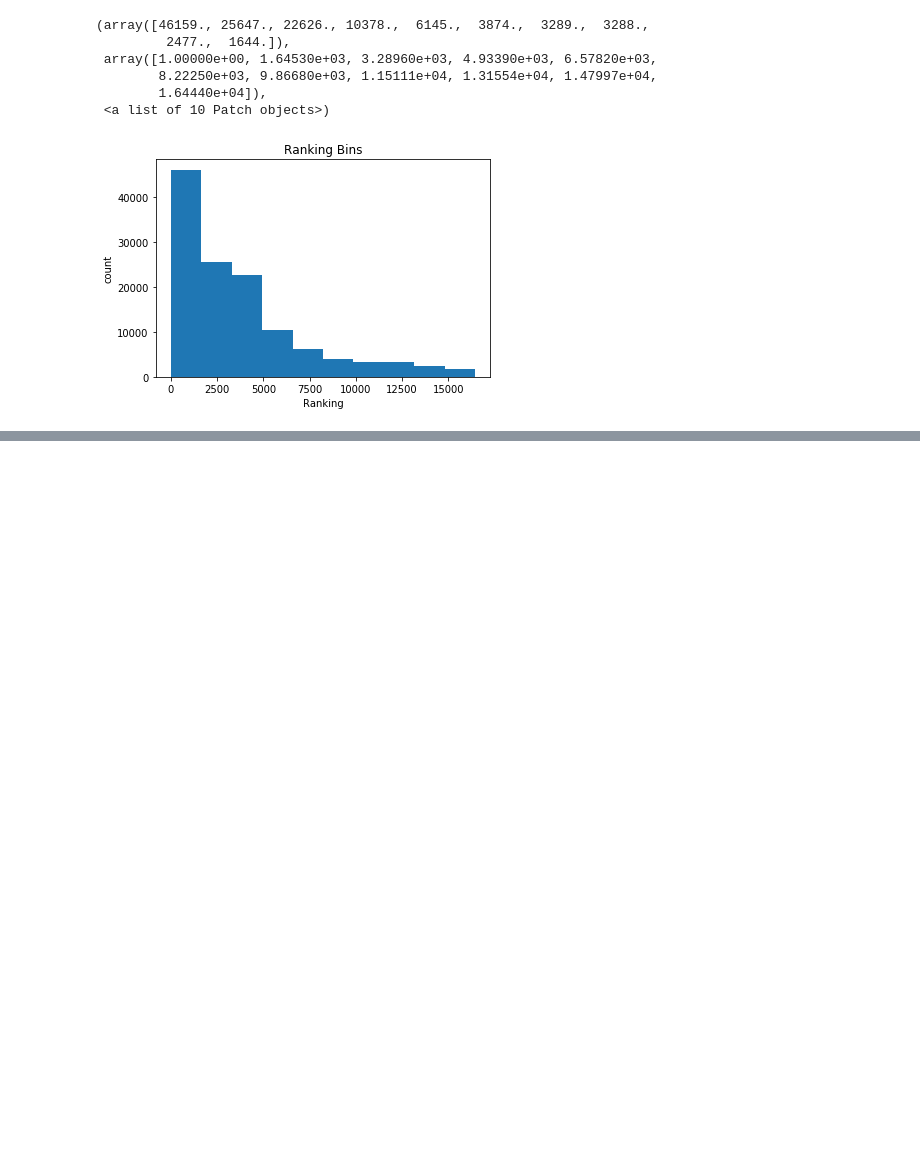
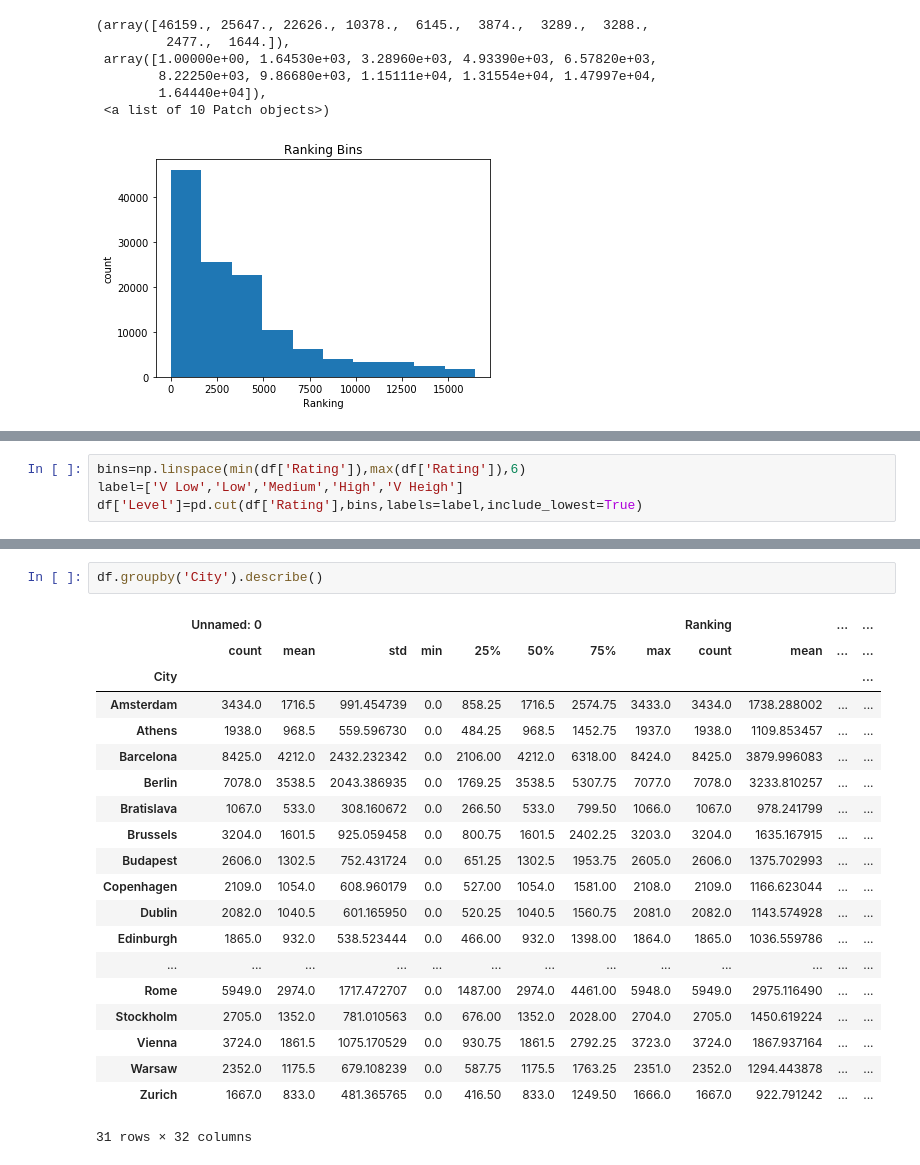
Before and after one commit to Abubakr-L1F18BSCS0440/PBD-Project, a Jupyter notebook: Project..1st.ipynb, the cells around one changed output, grey strips where cells are left out. Drawn from its saved outputs; the diff is of its cells as text; blank space fills up the shorter version.

```diff
--- a/Project..1st.ipynb
+++ b/Project..1st.ipynb
@@ -200,0 +210,4 @@ plt.pyplot.hist(df['Ranking'])
+# %%
+bins=np.linspace(min(df['Rating']),max(df['Rating']),6)
+label=['V Low','Low','Medium','High','V Heigh']
+df['Level']=pd.cut(df['Rating'],bins,labels=label,include_lowest=True)
@@ -200,0 +229,23 @@ plt.pyplot.hist(df['Ranking'])
+# %%
+df.groupby('City').describe()
+# %% [output]
+|  | Unnamed: 0 |  |  |  |  |  |  |  | Ranking |  | ... | ... |
+|  | count | mean | std | min | 25% | 50% | 75% | max | count | mean | ... | ... |
+| City |  |  |  |  |  |  |  |  |  |  |  | ... |
+| Amsterdam | 3434.0 | 1716.5 | 991.454739 | 0.0 | 858.25 | 1716.5 | 2574.75 | 3433.0 | 3434.0 | 1738.288002 | ... | ... |
+| Athens | 1938.0 | 968.5 | 559.596730 | 0.0 | 484.25 | 968.5 | 1452.75 | 1937.0 | 1938.0 | 1109.853457 | ... | ... |
+| Barcelona | 8425.0 | 4212.0 | 2432.232342 | 0.0 | 2106.00 | 4212.0 | 6318.00 | 8424.0 | 8425.0 | 3879.996083 | ... | ... |
+| Berlin | 7078.0 | 3538.5 | 2043.386935 | 0.0 | 1769.25 | 3538.5 | 5307.75 | 7077.0 | 7078.0 | 3233.810257 | ... | ... |
+| Bratislava | 1067.0 | 533.0 | 308.160672 | 0.0 | 266.50 | 533.0 | 799.50 | 1066.0 | 1067.0 | 978.241799 | ... | ... |
+| Brussels | 3204.0 | 1601.5 | 925.059458 | 0.0 | 800.75 | 1601.5 | 2402.25 | 3203.0 | 3204.0 | 1635.167915 | ... | ... |
+| Budapest | 2606.0 | 1302.5 | 752.431724 | 0.0 | 651.25 | 1302.5 | 1953.75 | 2605.0 | 2606.0 | 1375.702993 | ... | ... |
+| Copenhagen | 2109.0 | 1054.0 | 608.960179 | 0.0 | 527.00 | 1054.0 | 1581.00 | 2108.0 | 2109.0 | 1166.623044 | ... | ... |
+| Dublin | 2082.0 | 1040.5 | 601.165950 | 0.0 | 520.25 | 1040.5 | 1560.75 | 2081.0 | 2082.0 | 1143.574928 | ... | ... |
+| Edinburgh | 1865.0 | 932.0 | 538.523444 | 0.0 | 466.00 | 932.0 | 1398.00 | 1864.0 | 1865.0 | 1036.559786 | ... | ... |
+| ... | ... | ... | ... | ... | ... | ... | ... | ... | ... | ... | ... | ... |
+| Rome | 5949.0 | 2974.0 | 1717.472707 | 0.0 | 1487.00 | 2974.0 | 4461.00 | 5948.0 | 5949.0 | 2975.116490 | ... | ... |
+| Stockholm | 2705.0 | 1352.0 | 781.010563 | 0.0 | 676.00 | 1352.0 | 2028.00 | 2704.0 | 2705.0 | 1450.619224 | ... | ... |
+| Vienna | 3724.0 | 1861.5 | 1075.170529 | 0.0 | 930.75 | 1861.5 | 2792.25 | 3723.0 | 3724.0 | 1867.937164 | ... | ... |
+| Warsaw | 2352.0 | 1175.5 | 679.108239 | 0.0 | 587.75 | 1175.5 | 1763.25 | 2351.0 | 2352.0 | 1294.443878 | ... | ... |
+| Zurich | 1667.0 | 833.0 | 481.365765 | 0.0 | 416.50 | 833.0 | 1249.50 | 1666.0 | 1667.0 | 922.791242 | ... | ... |
+31 rows × 32 columns
```
Also changed, not shown: parts of 3 cells of this notebook.
